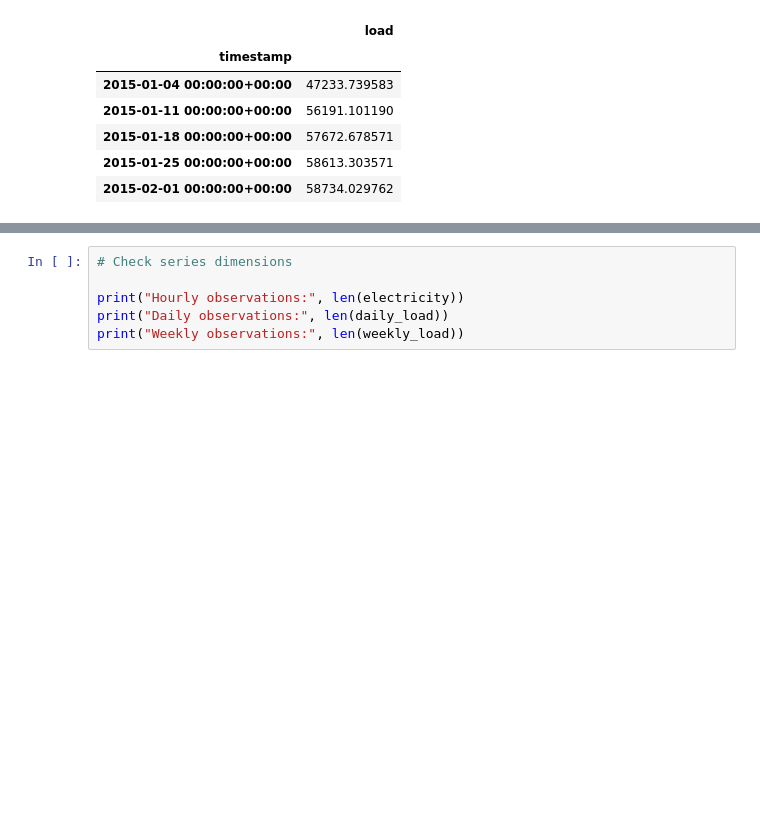
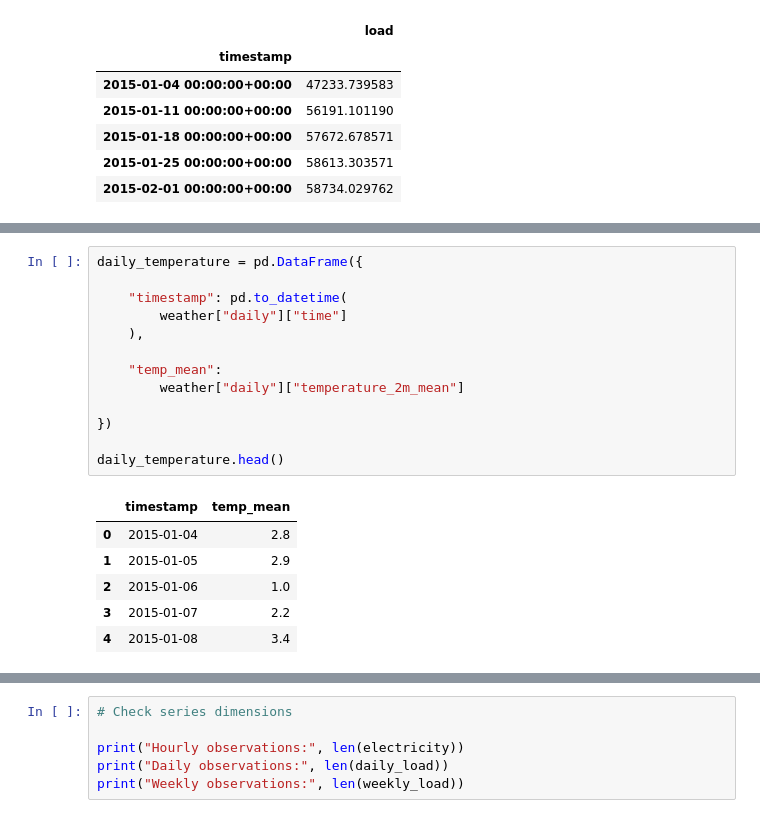
Before and after one commit to dekshinaudayan/german-electricity-demand-forecasting, a Jupyter notebook: notebooks/01_EDA.ipynb, the cells around one changed output, grey strips where cells are left out. Cells and saved outputs as stored; diff of their text form; blank space fills up the shorter version.

```diff
--- a/notebooks/01_EDA.ipynb
+++ b/notebooks/01_EDA.ipynb
@@ -156,0 +193,20 @@ weekly_load.head()
+# %%
+daily_temperature = pd.DataFrame({
+
+    "timestamp": pd.to_datetime(
+        weather["daily"]["time"]
+    ),
+
+    "temp_mean":
+        weather["daily"]["temperature_2m_mean"]
+
+})
+
+daily_temperature.head()
+# %% [output]
+|  | timestamp | temp_mean |
+| 0 | 2015-01-04 | 2.8 |
+| 1 | 2015-01-05 | 2.9 |
+| 2 | 2015-01-06 | 1.0 |
+| 3 | 2015-01-07 | 2.2 |
+| 4 | 2015-01-08 | 3.4 |
```
Also changed, not shown: parts of 12 cells of this notebook.
